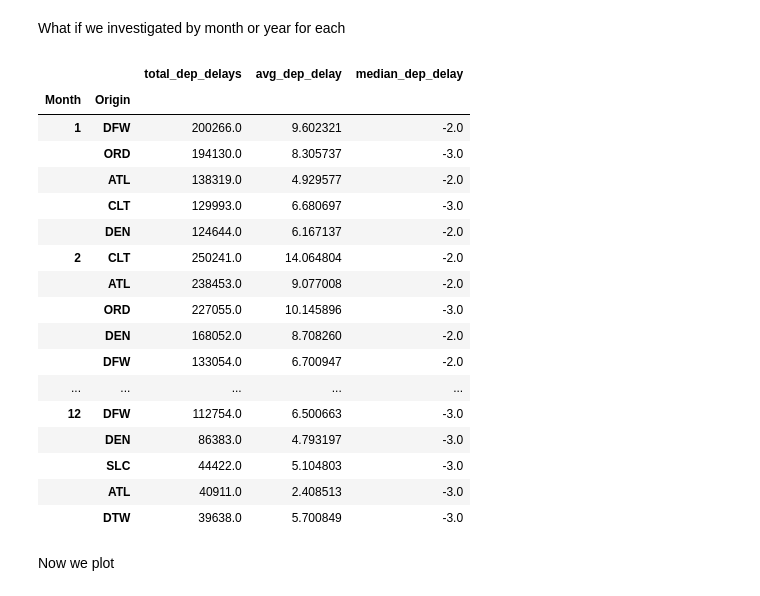
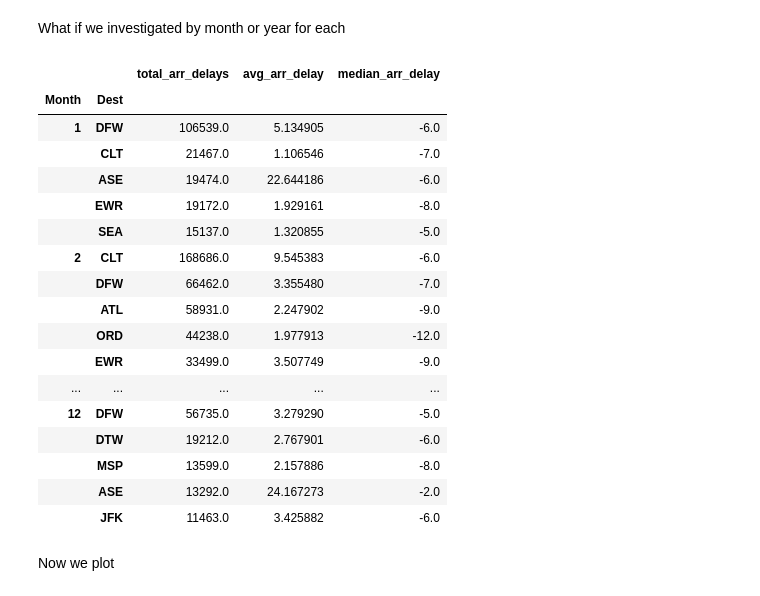
Before and after one commit to oubrando/eda-project, a Jupyter notebook: notebooks/Trace_Recon.ipynb, the cells around one changed output. Cells and saved outputs as stored; diff of their text form; code cells hidden in the pictures.

```diff
--- a/notebooks/Trace_Recon.ipynb
+++ b/notebooks/Trace_Recon.ipynb
@@ -339,6 +346,12 @@ df['Airline'] = df['Airline'].replace({
     'Southwest Airlines Co.': 'Southwest Airlines',
 })
 df = df.drop(columns=['Reporting_Airline'])
+
+air_unique = df['Airline'].unique().tolist() #Show number of unique airlines in the main DF
+air_counts = df['Airline'].value_counts(dropna=False) #Count # of occurrences for each unique airline, including rows with NaN values. We will drop rows with NaN later
+air_show = df[df['Airline'].isna()].head(5) #Show first 5 rows of observations with NaN for airline
+df = df.dropna(subset=['Airline']) #Drop rows with now company airline. These are likely private carriers we want to exclude. Only looking to capture major airlines
+df = df[df['DepDelay'].isna()].head(5)
 df
 # %% [output]
 |  | FlightDate | Tail_Number | Origin | OriginCityName | OriginStateName | Dest | DestCityName | ... |
@@ -444,37 +435,54 @@ What if we investigated by month or year for each
 # %%
 df = df.copy()
 df['Year'] = df['FlightDate'].dt.year #extracting year
 df['Month'] = df['FlightDate'].dt.month #extracting month
+
+#Departures
 worst_dep_yr = df.groupby(['Year', 'Origin']).agg( #groupby year and origin airport to aggegrate sum, mean and median of depdelays per year and sort them in ascending order by total delays
     total_dep_delays=('DepDelay', 'sum'),
     avg_dep_delay=('DepDelay', 'mean'),
     median_dep_delay=('DepDelay', 'median')
 ).sort_values(['Year', 'total_dep_delays'], ascending=[True,False]).groupby('Year').head(5)
 
 worst_dep_mo = df.groupby(['Month', 'Origin']).agg( #groupby month and origin airport to aggegrate sum, mean and median of depdelays per month and sort them in ascending order by total delays
     total_dep_delays=('DepDelay', 'sum'),
     avg_dep_delay=('DepDelay', 'mean'),
     median_dep_delay=('DepDelay', 'median')
 ).sort_values(['Month', 'total_dep_delays'], ascending=[True,False]).groupby('Month').head(5)
+
+#Arrivals
+worst_dest_yr = df.groupby(['Year', 'Dest']).agg( #groupby year and origin airport to aggegrate sum, mean and median of depdelays per year and sort them in ascending order by total delays
+    total_arr_delays=('ArrDelay', 'sum'),
+    avg_arr_delay=('ArrDelay', 'mean'),
+    median_arr_delay=('ArrDelay', 'median')
+).sort_values(['Year', 'total_arr_delays'], ascending=[True,False]).groupby('Year').head(5)
+
+worst_dest_mo = df.groupby(['Month', 'Dest']).agg( #groupby month and origin airport to aggegrate sum, mean and median of depdelays per month and sort them in ascending order by total delays
+    total_arr_delays=('ArrDelay', 'sum'),
+    avg_arr_delay=('ArrDelay', 'mean'),
+    median_arr_delay=('ArrDelay', 'median')
+).sort_values(['Month', 'total_arr_delays'], ascending=[True,False]).groupby('Month').head(5)
+
+worst_dest_mo
 # %% [output]
-|  |  | total_dep_delays | avg_dep_delay | median_dep_delay |
-| Month | Origin |  |  |  |
-| 1 | DFW | 200266.0 | 9.602321 | -2.0 |
-|  | ORD | 194130.0 | 8.305737 | -3.0 |
-|  | ATL | 138319.0 | 4.929577 | -2.0 |
-|  | CLT | 129993.0 | 6.680697 | -3.0 |
-|  | DEN | 124644.0 | 6.167137 | -2.0 |
-| 2 | CLT | 250241.0 | 14.064804 | -2.0 |
-|  | ATL | 238453.0 | 9.077008 | -2.0 |
-|  | ORD | 227055.0 | 10.145896 | -3.0 |
-|  | DEN | 168052.0 | 8.708260 | -2.0 |
-|  | DFW | 133054.0 | 6.700947 | -2.0 |
+|  |  | total_arr_delays | avg_arr_delay | median_arr_delay |
+| Month | Dest |  |  |  |
+| 1 | DFW | 106539.0 | 5.134905 | -6.0 |
+|  | CLT | 21467.0 | 1.106546 | -7.0 |
+|  | ASE | 19474.0 | 22.644186 | -6.0 |
+|  | EWR | 19172.0 | 1.929161 | -8.0 |
+|  | SEA | 15137.0 | 1.320855 | -5.0 |
+| 2 | CLT | 168686.0 | 9.545383 | -6.0 |
+|  | DFW | 66462.0 | 3.355480 | -7.0 |
+|  | ATL | 58931.0 | 2.247902 | -9.0 |
+|  | ORD | 44238.0 | 1.977913 | -12.0 |
+|  | EWR | 33499.0 | 3.507749 | -9.0 |
 | ... | ... | ... | ... | ... |
-| 12 | DFW | 112754.0 | 6.500663 | -3.0 |
-|  | DEN | 86383.0 | 4.793197 | -3.0 |
-|  | SLC | 44422.0 | 5.104803 | -3.0 |
-|  | ATL | 40911.0 | 2.408513 | -3.0 |
-|  | DTW | 39638.0 | 5.700849 | -3.0 |
+| 12 | DFW | 56735.0 | 3.279290 | -5.0 |
+|  | DTW | 19212.0 | 2.767901 | -6.0 |
+|  | MSP | 13599.0 | 2.157886 | -8.0 |
+|  | ASE | 13292.0 | 24.167273 | -2.0 |
+|  | JFK | 11463.0 | 3.425882 | -6.0 |
 # %% [markdown]
 Now we plot
 # %%
```
Also changed, not shown: parts of 21 cells of this notebook.
